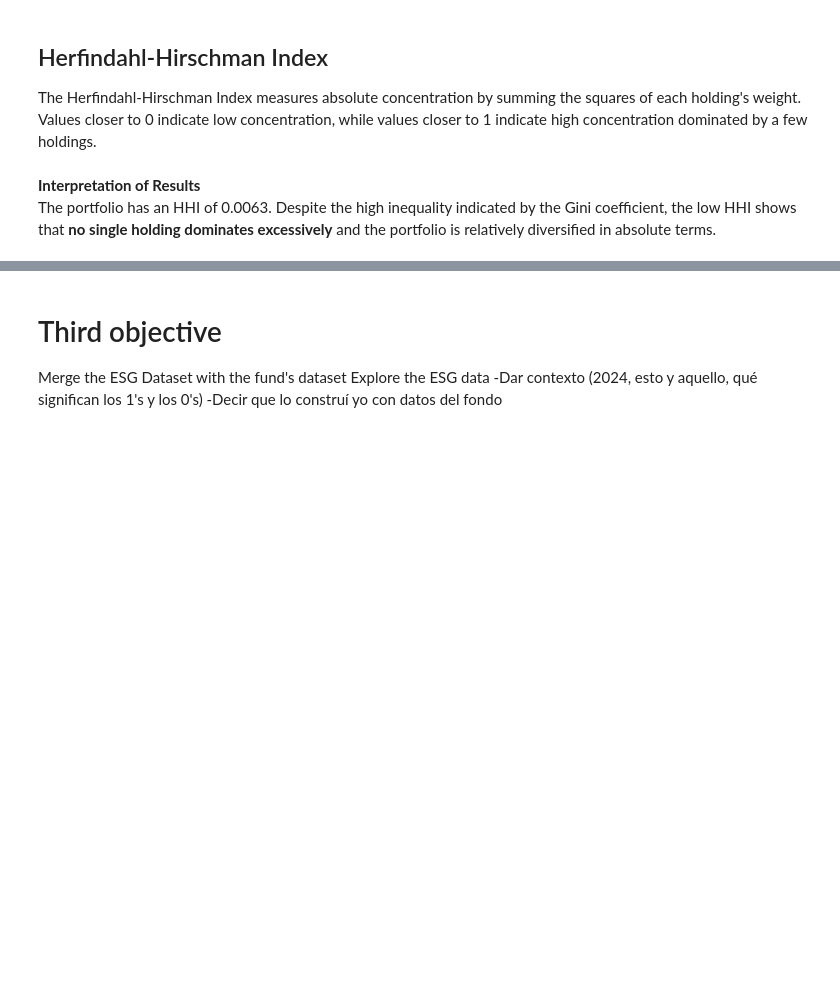
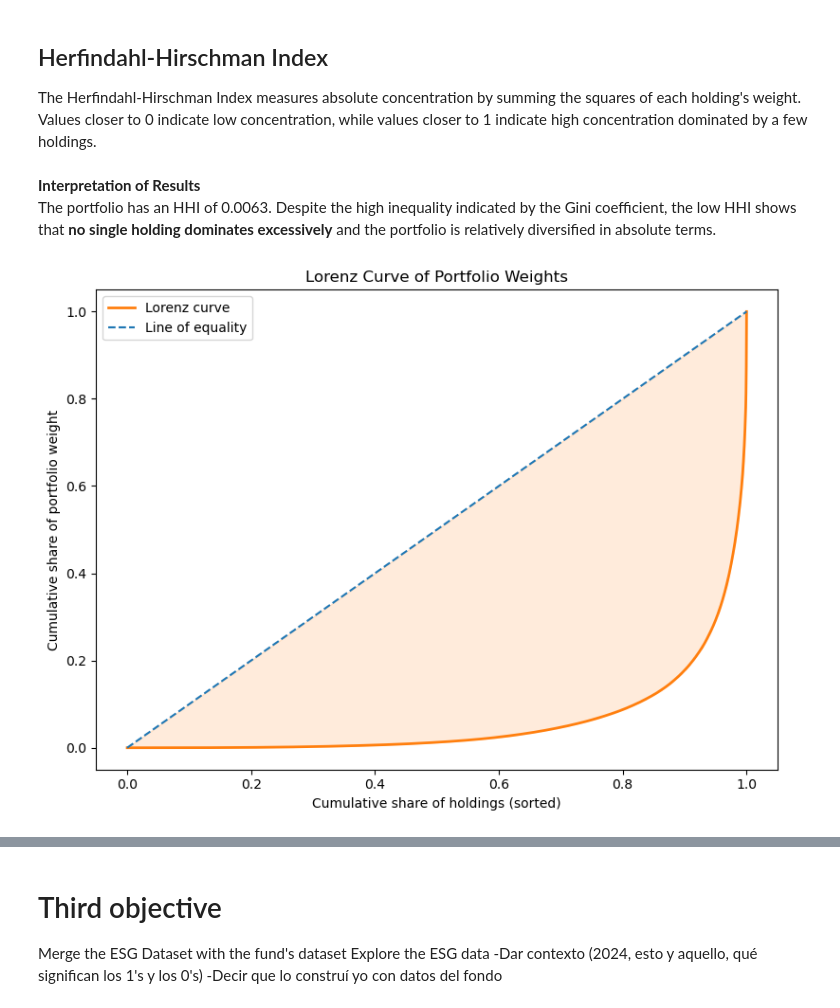
Before and after one commit to JoseBarros23/EDA_Norwegian_Pension_Fund_Global, a Jupyter notebook: analysis.ipynb, the cells around one changed output, grey strips where cells are left out. Cells and saved outputs as stored; diff of their text form; code cells hidden in the pictures; blank space fills up the shorter version.

Commit message:
Cool graphs - EDA Norwegian Pension Fund Global

```diff
--- a/analysis.ipynb
+++ b/analysis.ipynb
@@ -1326,3 +1326,23 @@ print(f"Herfindahl-Hirschman Index:: {hhi_index:.4f}")
 # %% [markdown]
 **Interpretation of Results**
 The portfolio has an HHI of 0.0063. Despite the high inequality indicated by the Gini coefficient, the low HHI shows that **no single holding dominates excessively** and the portfolio is relatively diversified in absolute terms.
+# %%
+# Lorenz curve for portfolio weights
+weights = fund_2024['Portfolio_Weight'].values
+weights = np.sort(weights) / weights.sum()
+cum_weights = np.cumsum(weights)
+lorenz_y = np.concatenate(([0.0], cum_weights))
+lorenz_x = np.linspace(0.0, 1.0, len(lorenz_y))
+
+plt.figure(figsize=(8,6))
+plt.plot(lorenz_x, lorenz_y, label='Lorenz curve', color='C1', lw=2)
+plt.plot([0,1], [0,1], label='Line of equality', color='C0', lw=1.5, linestyle='--')
+plt.fill_between(lorenz_x, lorenz_y, lorenz_x, where=(lorenz_x>=lorenz_y), color='C1', alpha=0.15)
+plt.xlabel('Cumulative share of holdings (sorted)')
+plt.ylabel('Cumulative share of portfolio weight')
+plt.title('Lorenz Curve of Portfolio Weights')
+plt.legend()
+plt.tight_layout()
+plt.show()
+# %% [output]
+[figure, added]
```
Also changed, not shown: parts of 4 cells of this notebook.
